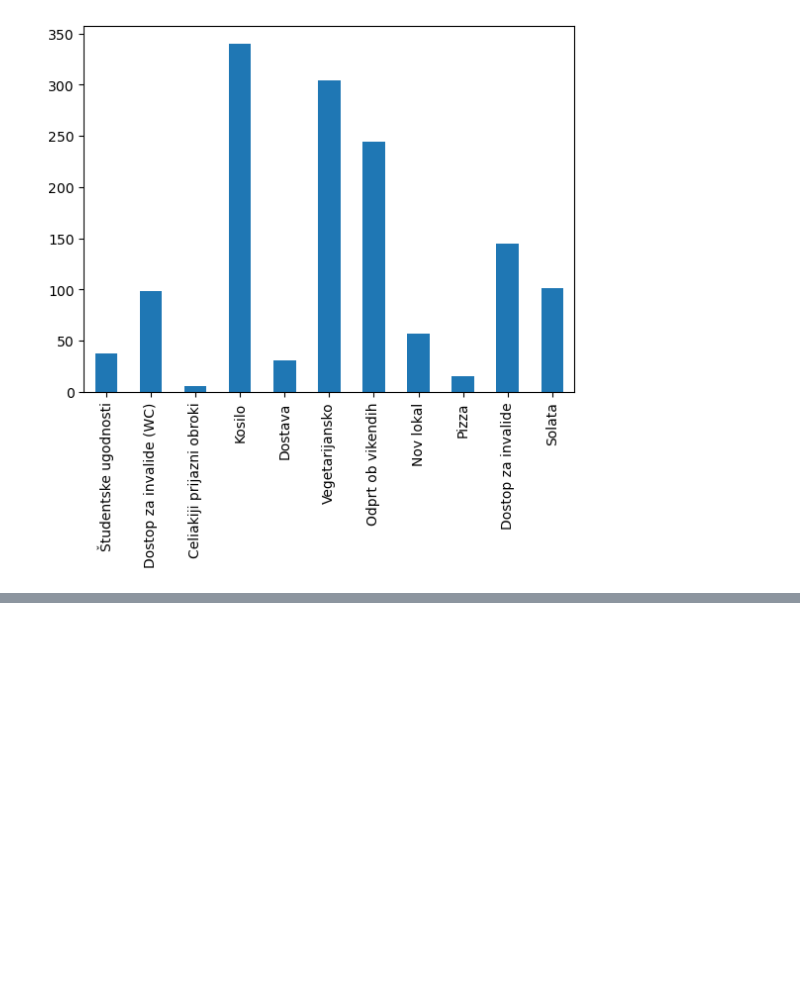
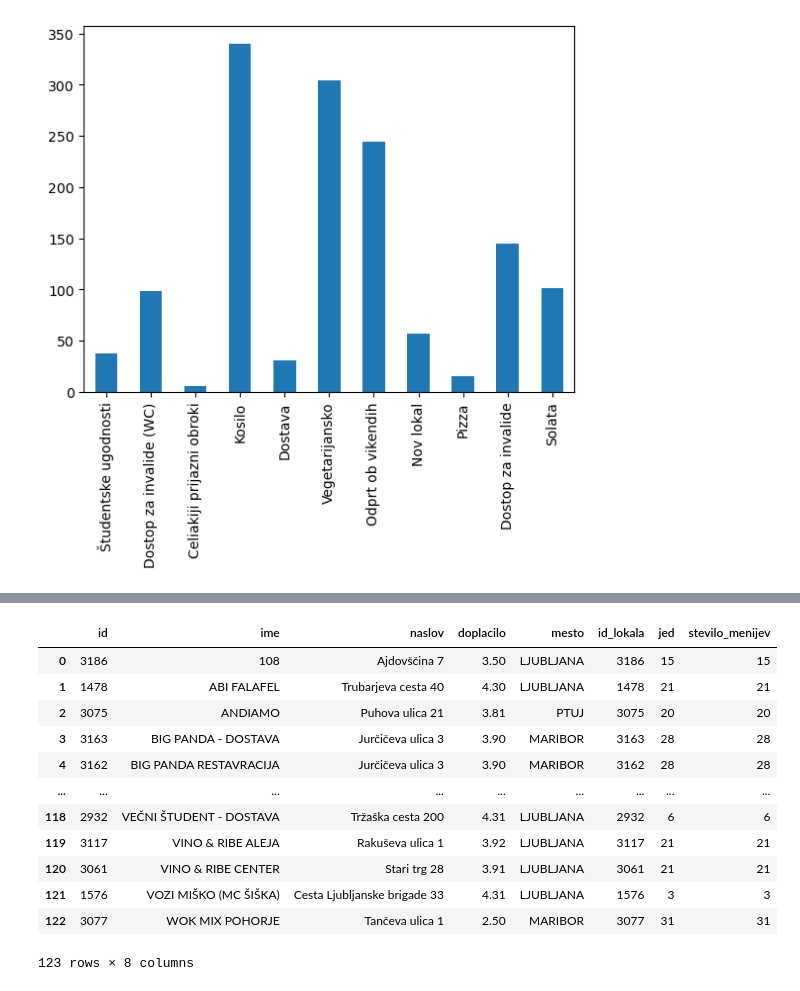
Before and after one commit to Valerij15/Studentska-prehrana, a Jupyter notebook: analiza.ipynb, the cells around one changed output, grey strips where cells are left out. Saved outputs shown, nothing was run; the diff lists cells and outputs as text; code cells hidden in the pictures; blank space fills up the shorter version.

```diff
--- a/analiza.ipynb
+++ b/analiza.ipynb
@@ -166,0 +199,20 @@ posebnosti.drop(['id_lokala'], axis=1).apply(pd.Series.value_counts).iloc[0].plo
+# %%
+meniji = jedi.groupby('id_lokala').count().reset_index().drop('vrsta', axis=1)
+meniji['stevilo_menijev'] = meniji['jed']
+meniji.drop('jed', axis=1)
+lokali_in_meniji = pd.merge(lokali, meniji, left_on= 'id', right_on='id_lokala')
+lokali_in_meniji
+# %% [output]
+|  | id | ime | naslov | doplacilo | mesto | id_lokala | jed | stevilo_menijev |
+| 0 | 3186 | 108 | Ajdovščina 7 | 3.50 | LJUBLJANA | 3186 | 15 | 15 |
+| 1 | 1478 | ABI FALAFEL | Trubarjeva cesta 40 | 4.30 | LJUBLJANA | 1478 | 21 | 21 |
+| 2 | 3075 | ANDIAMO | Puhova ulica 21 | 3.81 | PTUJ | 3075 | 20 | 20 |
+| 3 | 3163 | BIG PANDA - DOSTAVA | Jurčičeva ulica 3 | 3.90 | MARIBOR | 3163 | 28 | 28 |
+| 4 | 3162 | BIG PANDA RESTAVRACIJA | Jurčičeva ulica 3 | 3.90 | MARIBOR | 3162 | 28 | 28 |
+| ... | ... | ... | ... | ... | ... | ... | ... | ... |
+| 118 | 2932 | VEČNI ŠTUDENT - DOSTAVA | Tržaška cesta 200 | 4.31 | LJUBLJANA | 2932 | 6 | 6 |
+| 119 | 3117 | VINO & RIBE ALEJA | Rakuševa ulica 1 | 3.92 | LJUBLJANA | 3117 | 21 | 21 |
+| 120 | 3061 | VINO & RIBE CENTER | Stari trg 28 | 3.91 | LJUBLJANA | 3061 | 21 | 21 |
+| 121 | 1576 | VOZI MIŠKO (MC ŠIŠKA) | Cesta Ljubljanske brigade 33 | 4.31 | LJUBLJANA | 1576 | 3 | 3 |
+| 122 | 3077 | WOK MIX POHORJE | Tančeva ulica 1 | 2.50 | MARIBOR | 3077 | 31 | 31 |
+123 rows × 8 columns
```
Also changed, not shown: parts of 4 cells of this notebook.
